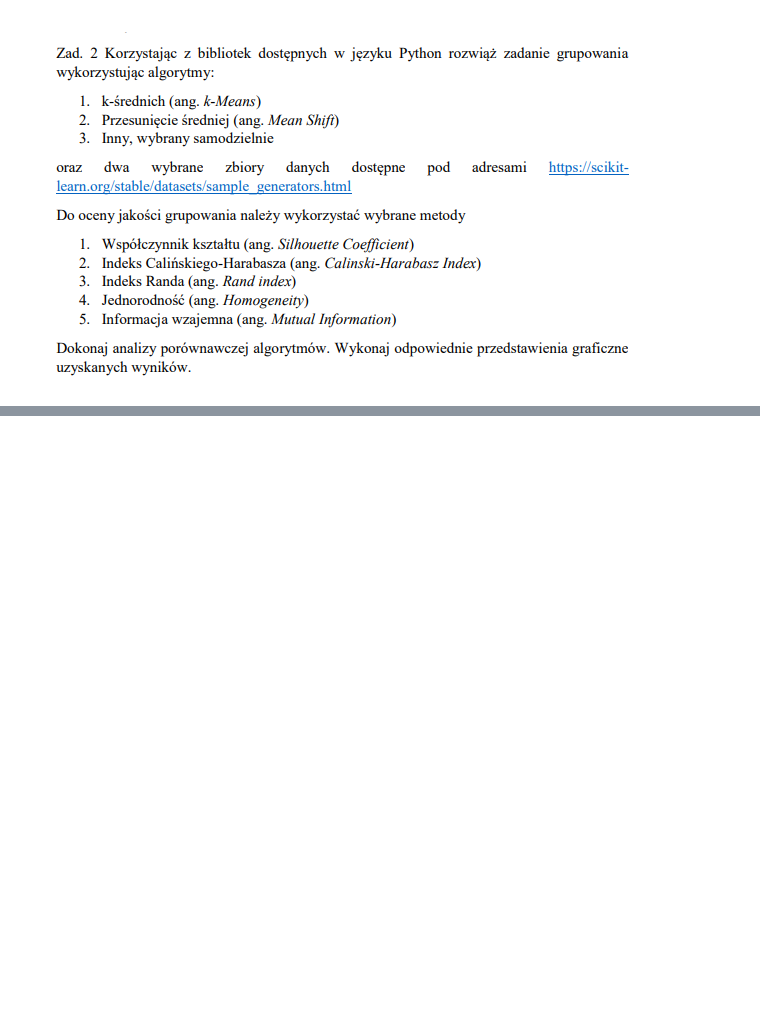
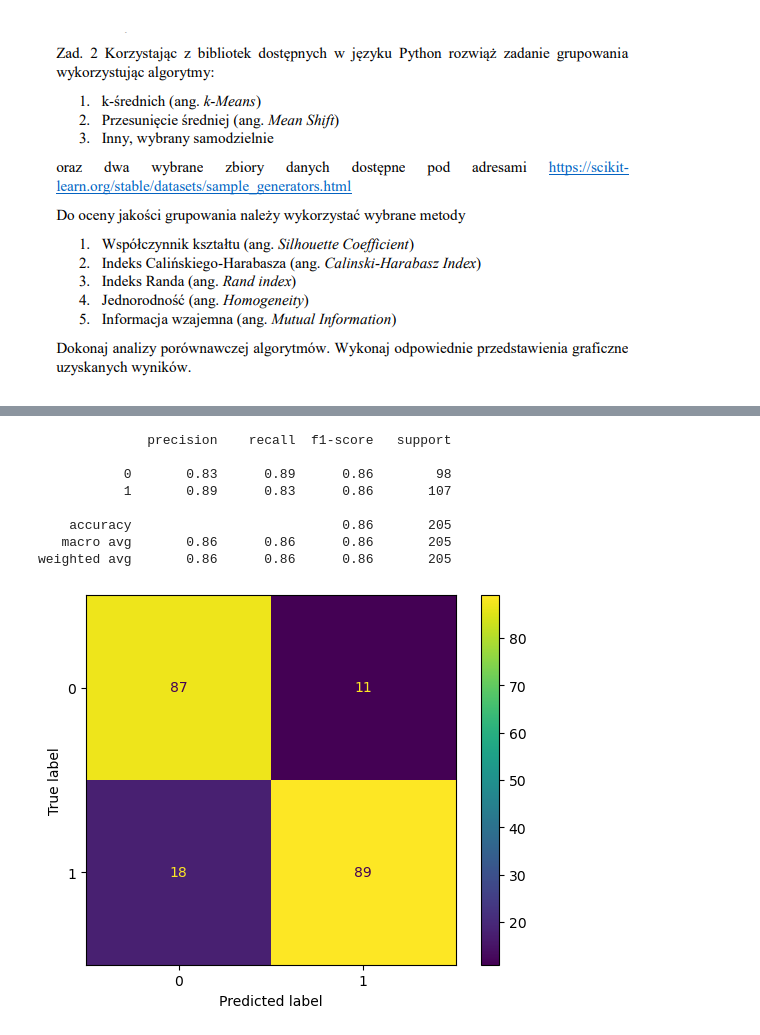
Before and after one commit to weronikadomczewska/methods-and-tools-for-big-data, a Jupyter notebook: lista6_weronika_domczewska.ipynb, the cells around one changed output, grey strips where cells are left out. Saved outputs shown, nothing was run; the diff lists cells and outputs as text; code cells hidden in the pictures; blank space fills up the shorter version.

```diff
--- a/lista6_weronika_domczewska.ipynb
+++ b/lista6_weronika_domczewska.ipynb
@@ -536,0 +552,52 @@ plt.show()
+# %%
+# classifying heart diseases
+
+import numpy as np
+import pandas as pd
+import matplotlib.pyplot as plt
+import seaborn as sns
+from sklearn.model_selection import train_test_split
+from sklearn.neighbors import KNeighborsClassifier
+from sklearn.metrics import confusion_matrix, ConfusionMatrixDisplay
+from sklearn.metrics import classification_report
+
+def show_confusion_matrix(Y_test, Y_pred, labels):
+    cm = confusion_matrix(Y_test, Y_pred, labels=labels)
+    disp = ConfusionMatrixDisplay(confusion_matrix=cm,
+                              display_labels=labels)
+    disp.plot()
+
+
+df = pd.read_csv("archive/heart.csv")
+
+# checking population of patients with and without a heart disease
+df.target.value_counts()
+sick_patients = len(df[df.target == 0])
+healthy_patients = len(df[df.target == 1])
+
+y = df.target.values
+labels = ["sick", "healthy"]
+x_data = df.drop(['target'], axis = 1)
+
+# data normalization
+x = (x_data - np.min(x_data)) / (np.max(x_data) - np.min(x_data)).values
+x_train, x_test, y_train, y_test = train_test_split(x, y, test_size = 0.2, random_state=0)
+
+classifier = KNeighborsClassifier()
+classifier.fit(x_train, y_train)
+Y_pred = classifier.predict(x_test)
+
+
+show_confusion_matrix(y_test, Y_pred, classifier.classes_)
+target_names = [str(x) for x in classifier.classes_]
+print(classification_report(y_test, Y_pred, target_names=target_names))
+# %% [output]
+              precision    recall  f1-score   support
+
+           0       0.83      0.89      0.86        98
+           1       0.89      0.83      0.86       107
+
+    accuracy                           0.86       205
+   macro avg       0.86      0.86      0.86       205
+weighted avg       0.86      0.86      0.86       205
+[figure, added]
```
Also changed, not shown: parts of 3 cells of this notebook, 1 other file.
